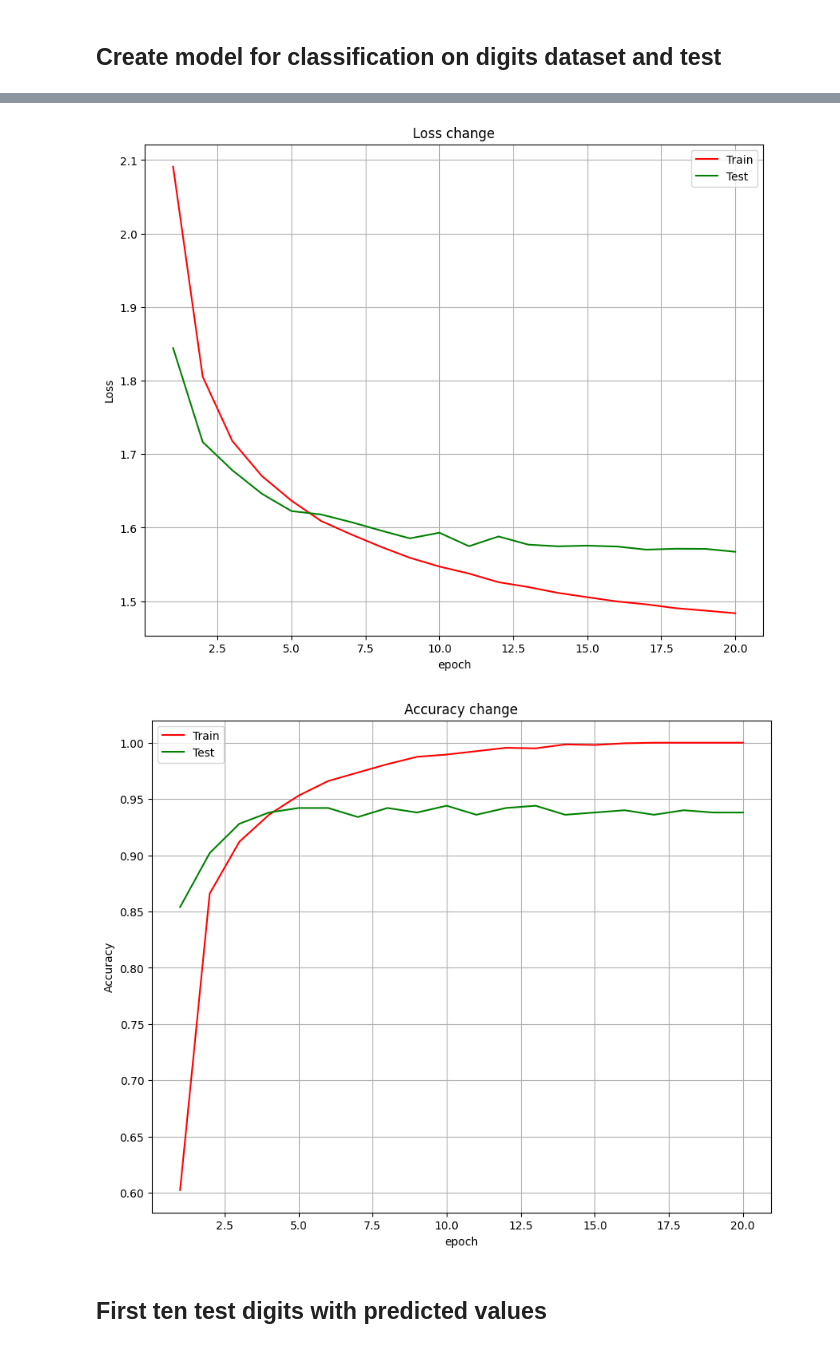
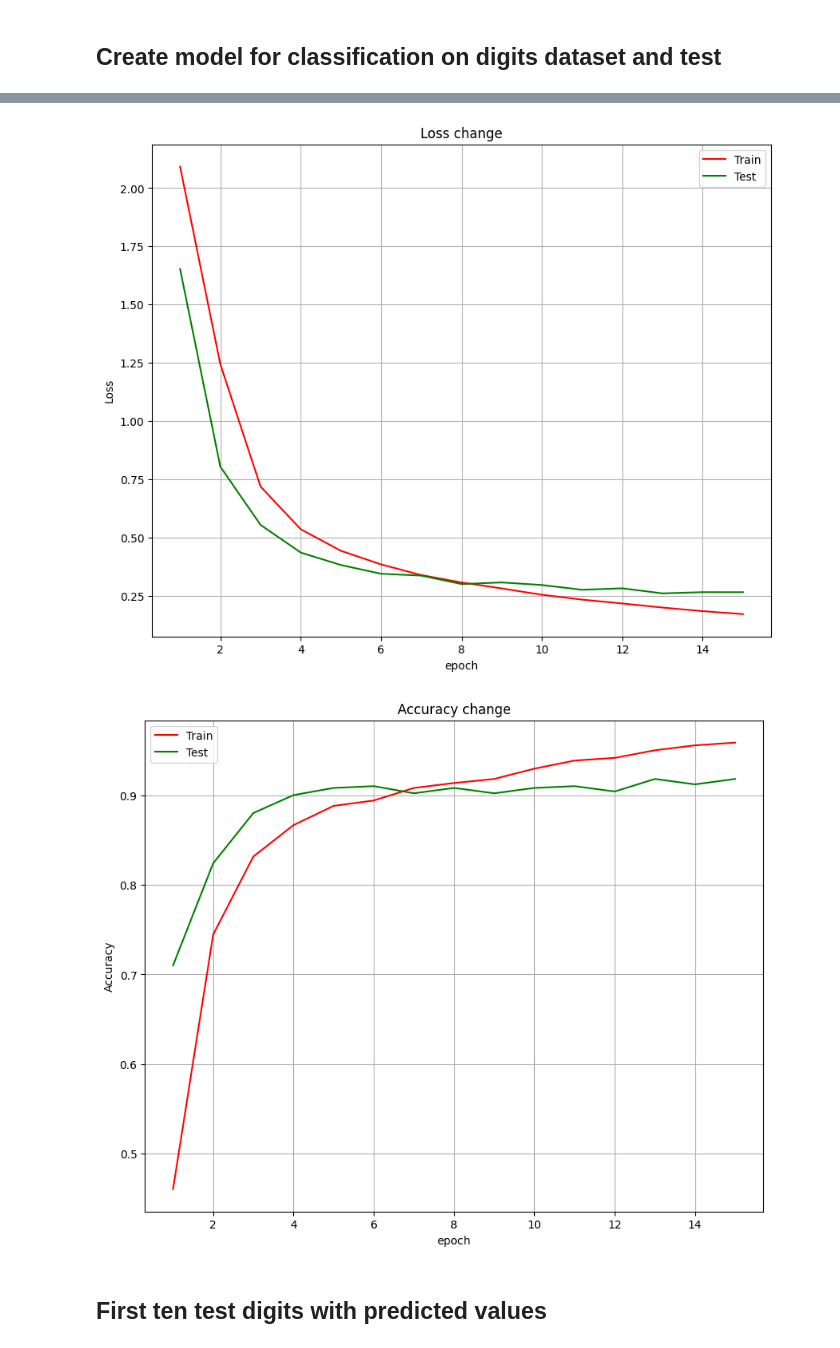
Before and after one commit to Vladfsociety/vladk-neural-network, a Jupyter notebook: notebooks/multi_classification.ipynb, the cells around one changed output, grey strips where cells are left out. Saved outputs shown, nothing was run; the diff lists cells and outputs as text; code cells hidden in the pictures.

```diff
--- a/notebooks/multi_classification.ipynb
+++ b/notebooks/multi_classification.ipynb
@@ -125,13 +125,13 @@ layers = [
 nn = NeuralNetwork(
     Input(4),
     layers,
-    optimizer=Adam(),
+    optimizer=Adam(learning_rate=0.0002),
     loss=CategoricalCrossEntropy(),
     metric=AccuracyOneHot(),
     convert_prediction='argmax'
 )
 
-epochs = 30
+epochs = 20
 history = nn.fit(train_dataset, test_dataset, epochs=epochs, batch_size=1, verbose=True)
 
 print("--- %s seconds ---" % (time.time() - start_time))
@@ -245,7 +245,7 @@ layers = [
 nn = NeuralNetwork(
     Input(784),
     layers,
-    optimizer=Adam(),
+    optimizer=Adam(learning_rate=0.0005),
     loss=CategoricalCrossEntropy(),
     metric=AccuracyOneHot(),
     convert_prediction="argmax",
@@ -253,7 +253,7 @@ nn = NeuralNetwork(
 
 start_time = time.time()
 
-epochs = 20
+epochs = 15
 history = nn.fit(train_dataset, test_dataset, epochs=epochs, batch_size=8, verbose=True)
 
 print("--- %s seconds ---" % (time.time() - start_time))
@@ -289,5 +288,5 @@ Epoch: 20/20, train loss: 1.4836, train Accuracy: 1.0, test loss: 1.5672, test A
-[figure, old version]
+[figure, new version]
-[figure, old version]
+[figure, new version]
 # %% [markdown]
 ## First ten test digits with predicted values
 # %%
```
Also changed, not shown: parts of 2 cells of this notebook, 1 other file.
